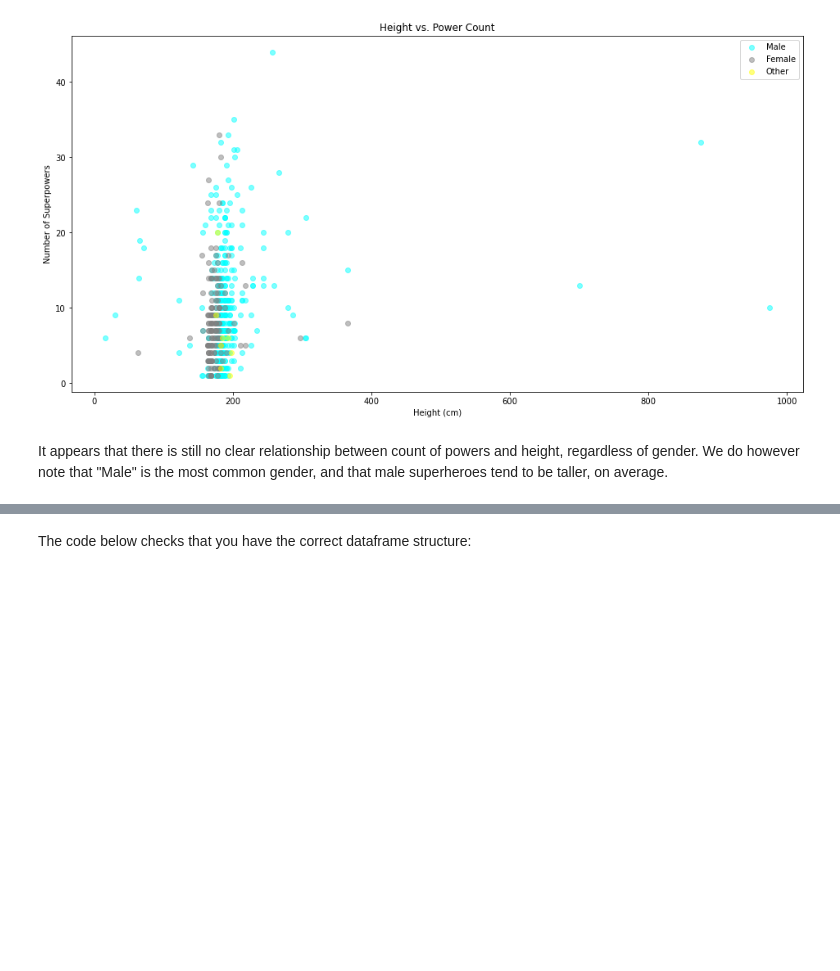
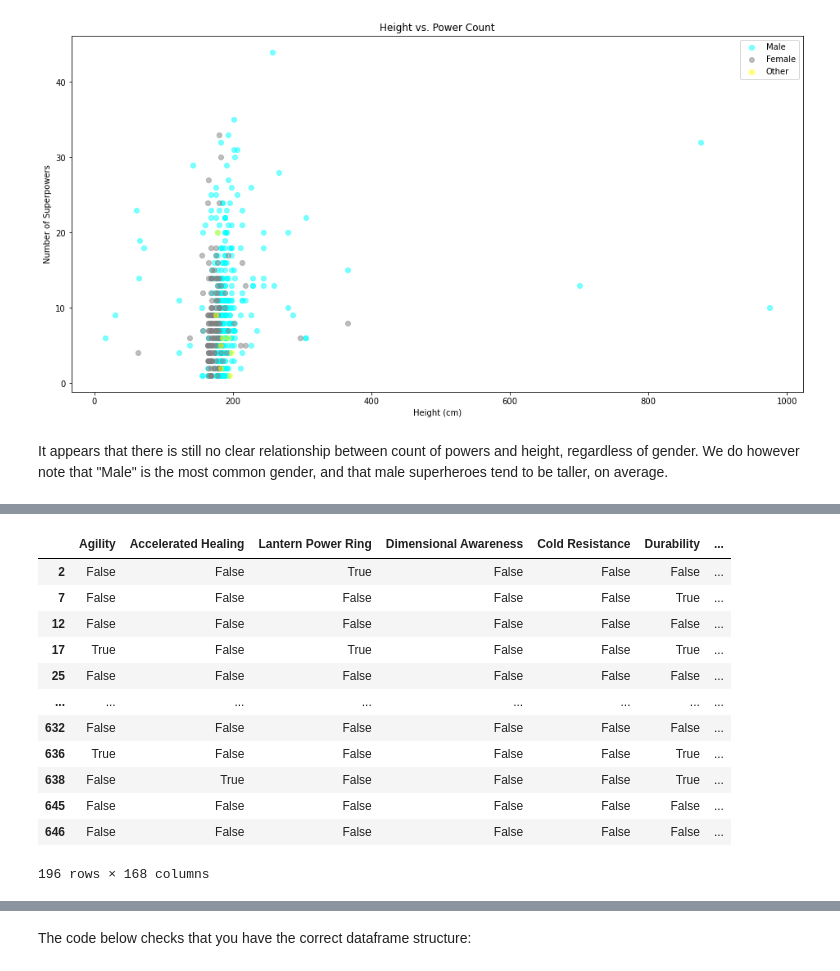
Before and after one commit to CrisThatOneCris/dsc-pandas-data-cleaning-lab, a Jupyter notebook: index.ipynb, the cells around one changed output, grey strips where cells are left out. Drawn from its saved outputs; the diff is of its cells as text; code cells hidden in the pictures; blank space fills up the shorter version.

```diff
--- a/index.ipynb
+++ b/index.ipynb
@@ -692,0 +691,31 @@ Don't worry if the rows or columns are in a different order, all that matters is
+# %%
+# Start by dropping rows and columns that we know are irrelevant
+
+question_3_df = heroes_and_powers_df.copy()
+
+# Only rows with a relevant publisher
+question_3_df = question_3_df[
+    (question_3_df["Publisher"] == "Marvel Comics")
+    | (question_3_df["Publisher"] == "DC Comics")
+]
+
+# Only columns needed are Publisher and powers
+relevant_cols = list(powers_df.index)
+relevant_cols.append("Publisher")
+question_3_df = question_3_df[relevant_cols]
+
+question_3_df
+# %% [output]
+|  | Agility | Accelerated Healing | Lantern Power Ring | Dimensional Awareness | Cold Resistance | Durability | ... |
+| 2 | False | False | True | False | False | False | ... |
+| 7 | False | False | False | False | False | True | ... |
+| 12 | False | False | False | False | False | False | ... |
+| 17 | True | False | True | False | False | True | ... |
+| 25 | False | False | False | False | False | False | ... |
+| ... | ... | ... | ... | ... | ... | ... | ... |
+| 632 | False | False | False | False | False | False | ... |
+| 636 | True | False | False | False | False | True | ... |
+| 638 | False | True | False | False | False | True | ... |
+| 645 | False | False | False | False | False | False | ... |
+| 646 | False | False | False | False | False | False | ... |
+196 rows × 168 columns
```
Also changed, not shown: parts of 6 cells of this notebook.
